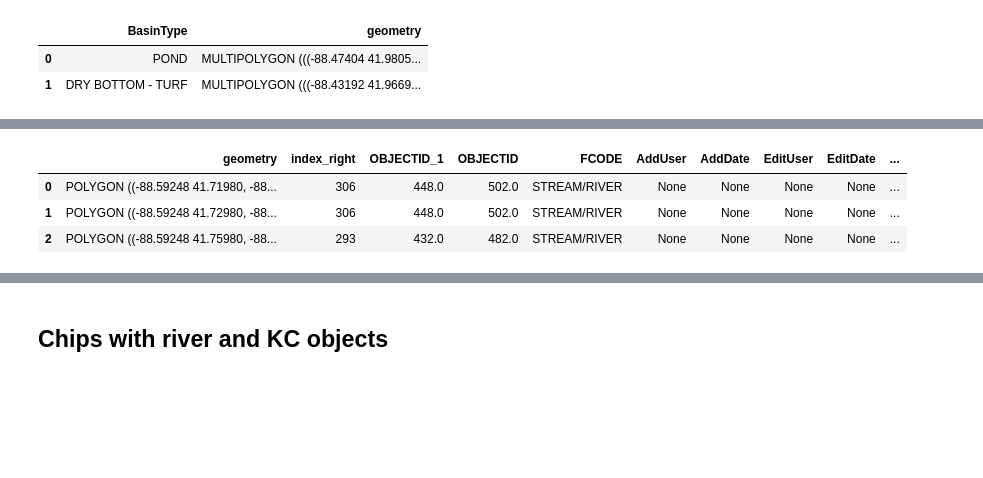
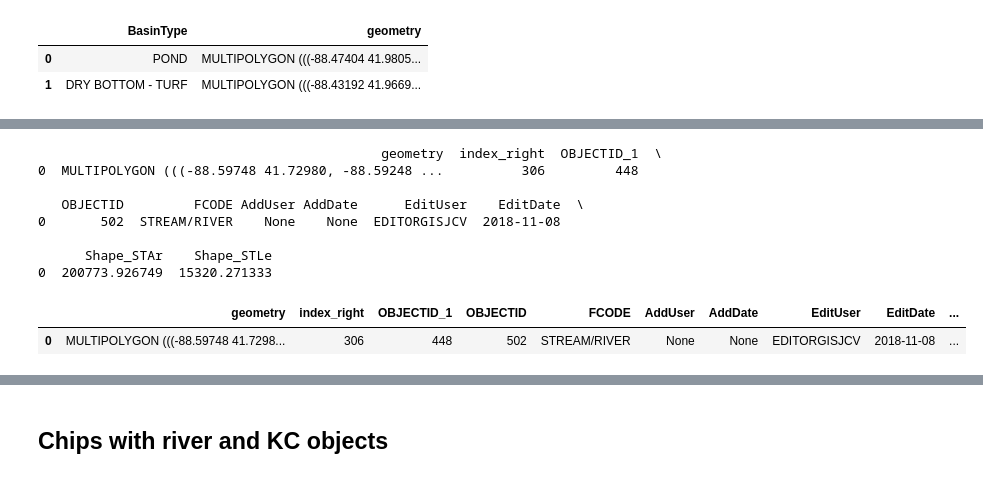
Before and after one commit to dsi-clinic/CMAP, a Jupyter notebook: data/river_processing.ipynb, the cells around one changed output, grey strips where cells are left out. Drawn from its saved outputs; the diff is of its cells as text; code cells hidden in the pictures; blank space fills up the shorter version.

```diff
--- a/data/river_processing.ipynb
+++ b/data/river_processing.ipynb
@@ -419,10 +413,53 @@ print(combined_chips)
+# %%
+import geopandas as gpd
+from shapely.geometry import box
+import pandas as pd
+
+# Step 1: Access the GeoDataFrames from your custom RiverDataset class
+river_gdf = river_dataset.gdf
+
+# Step 3: Generate chips over the bounding box of your dataset
+chip_size = 0.005  # Adjust this size based on your needs
+minx, miny, maxx, maxy = river_gdf.total_bounds
+
+chips = []
+
+# Create chips over the bounding box
+x = minx
+while x < maxx:
+    y = miny
+    while y < maxy:
+        chip = box(x, y, x + chip_size, y + chip_size)
+        chips.append(chip)
+        y += chip_size
+    x += chip_size
+
+# Convert chips to a GeoDataFrame
+chips_gdf = gpd.GeoDataFrame(geometry=chips, crs=river_gdf.crs)
+
+# Step 4: Perform spatial joins to find chips that contain actual geometries
+# Find chips that overlap with rivers
+river_chips = gpd.sjoin(chips_gdf, river_gdf, how="inner", predicate="intersects")
+
+# Step 6: Merge overlapping chips into a single layer
+merged_chips = river_chips.dissolve()
+
+# Now merged_chips contains a single layer of chips
+print(merged_chips)
+# %% [output]
+                                            geometry  index_right  OBJECTID_1  \
+0  MULTIPOLYGON (((-88.59748 41.72980, -88.59248 ...          306         448
+
+   OBJECTID         FCODE AddUser AddDate      EditUser    EditDate  \
+0       502  STREAM/RIVER    None    None  EDITORGISJCV  2018-11-08
+
+      Shape_STAr    Shape_STLe
+0  200773.926749  15320.271333
 # %%
-combined_chips.head(3)
+merged_chips.head(3)
 # %% [output]
 |  | geometry | index_right | OBJECTID_1 | OBJECTID | FCODE | AddUser | AddDate | EditUser | EditDate | ... |
-| 0 | POLYGON ((-88.59248 41.71980, -88... | 306 | 448.0 | 502.0 | STREAM/RIVER | None | None | None | None | ... |
-| 1 | POLYGON ((-88.59248 41.72980, -88... | 306 | 448.0 | 502.0 | STREAM/RIVER | None | None | None | None | ... |
-| 2 | POLYGON ((-88.59248 41.75980, -88... | 293 | 432.0 | 482.0 | STREAM/RIVER | None | None | None | None | ... |
+| 0 | MULTIPOLYGON (((-88.59748 41.7298... | 306 | 448 | 502 | STREAM/RIVER | None | None | EDITORGISJCV | 2018-11-08 | ... |
 # %%
 import matplotlib.pyplot as plt
 
```
Also changed, not shown: parts of 28 cells of this notebook, 9 other files.
